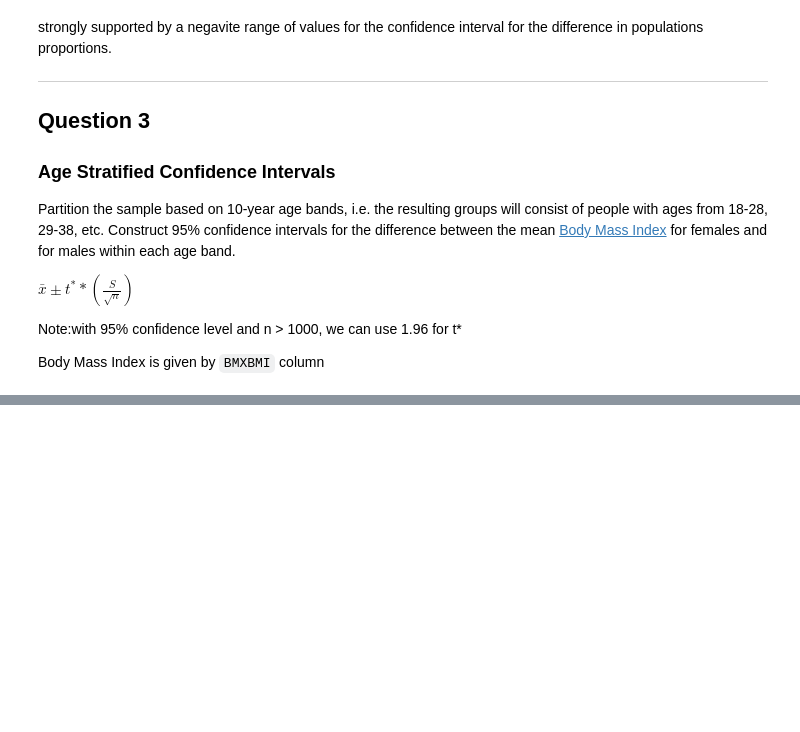
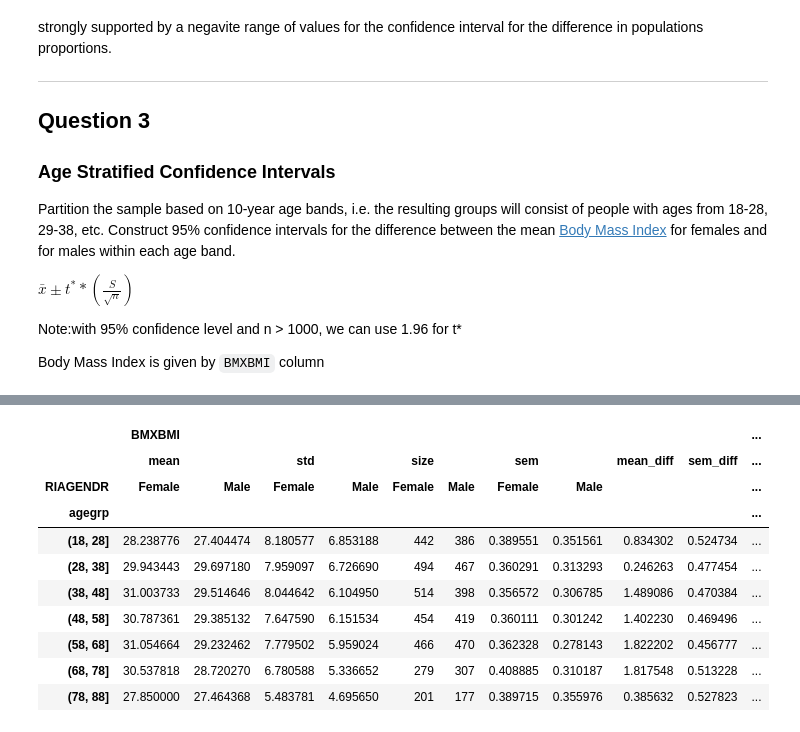
Before and after one commit to jaimebunay/statistics_in_python, a Jupyter notebook: basic_data_analysis/confidence_intervals.ipynb, the cells around one changed output, grey strips where cells are left out. Cells and saved outputs as stored; diff of their text form; code cells hidden in the pictures; blank space fills up the shorter version.

```diff
--- a/basic_data_analysis/confidence_intervals.ipynb
+++ b/basic_data_analysis/confidence_intervals.ipynb
@@ -325,0 +326,24 @@ sample_df
+# %%
+# calculate the mean differene between females and males within each band group
+sample_df[('BMXBMI', 'mean_diff', '')] = sample_df[('BMXBMI', 'mean', 'Female')] - sample_df[('BMXBMI', 'mean', 'Male')]
+
+# calculate the standard error for differences of mean for each band group
+# standard error  of each group is the std
+sample_df[('BMXBMI', 'sem_diff', '')] = np.sqrt(sample_df[('BMXBMI', 'sem', 'Female')]**2 + sample_df[('BMXBMI', 'sem', 'Male')]**2)
+
+# calculate 95% confidence interval(large samples: t* = 1.96)
+sample_df[('BMXBMI','ci_lower_bound','')] = sample_df[('BMXBMI','mean_diff','')] - 1.96 * sample_df[('BMXBMI','sem_diff','')]
+sample_df[('BMXBMI','ci_upper_bound','')] = sample_df[('BMXBMI','mean_diff','')] + 1.96 * sample_df[('BMXBMI','sem_diff','')]
+sample_df
+# %% [output]
+|  | BMXBMI |  |  |  |  |  |  |  |  |  | ... |
+|  | mean |  | std |  | size |  | sem |  | mean_diff | sem_diff | ... |
+| RIAGENDR | Female | Male | Female | Male | Female | Male | Female | Male |  |  | ... |
+| agegrp |  |  |  |  |  |  |  |  |  |  | ... |
+| (18, 28] | 28.238776 | 27.404474 | 8.180577 | 6.853188 | 442 | 386 | 0.389551 | 0.351561 | 0.834302 | 0.524734 | ... |
+| (28, 38] | 29.943443 | 29.697180 | 7.959097 | 6.726690 | 494 | 467 | 0.360291 | 0.313293 | 0.246263 | 0.477454 | ... |
+| (38, 48] | 31.003733 | 29.514646 | 8.044642 | 6.104950 | 514 | 398 | 0.356572 | 0.306785 | 1.489086 | 0.470384 | ... |
+| (48, 58] | 30.787361 | 29.385132 | 7.647590 | 6.151534 | 454 | 419 | 0.360111 | 0.301242 | 1.402230 | 0.469496 | ... |
+| (58, 68] | 31.054664 | 29.232462 | 7.779502 | 5.959024 | 466 | 470 | 0.362328 | 0.278143 | 1.822202 | 0.456777 | ... |
+| (68, 78] | 30.537818 | 28.720270 | 6.780588 | 5.336652 | 279 | 307 | 0.408885 | 0.310187 | 1.817548 | 0.513228 | ... |
+| (78, 88] | 27.850000 | 27.464368 | 5.483781 | 4.695650 | 201 | 177 | 0.389715 | 0.355976 | 0.385632 | 0.527823 | ... |
```
Also changed, not shown: parts of 5 cells of this notebook.
